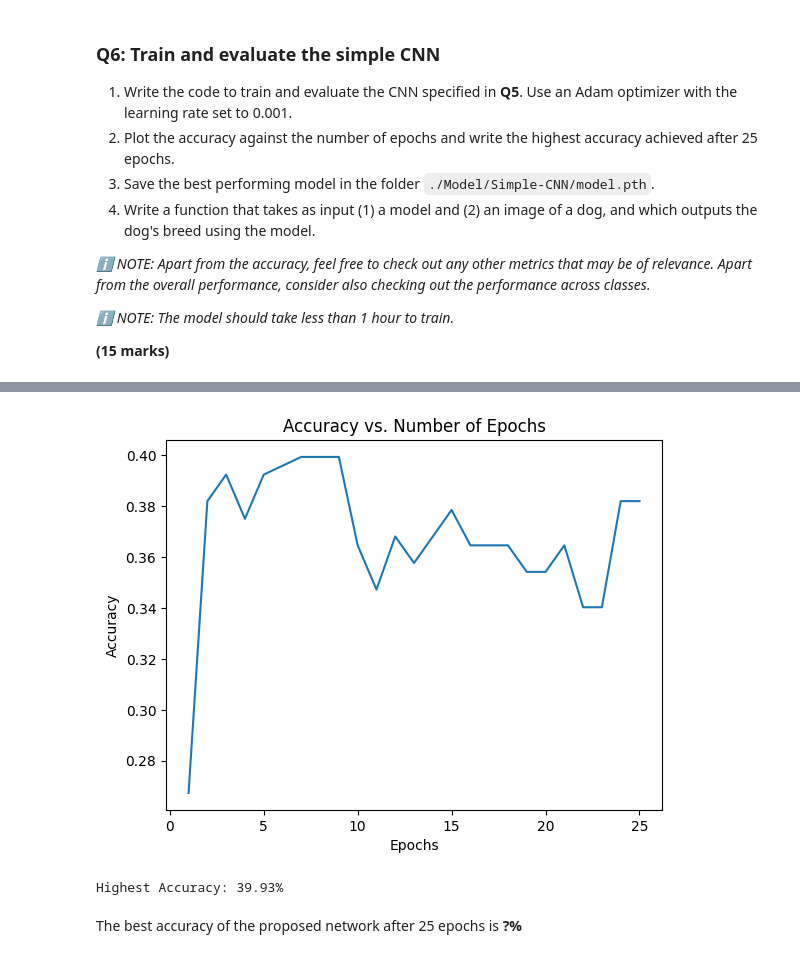
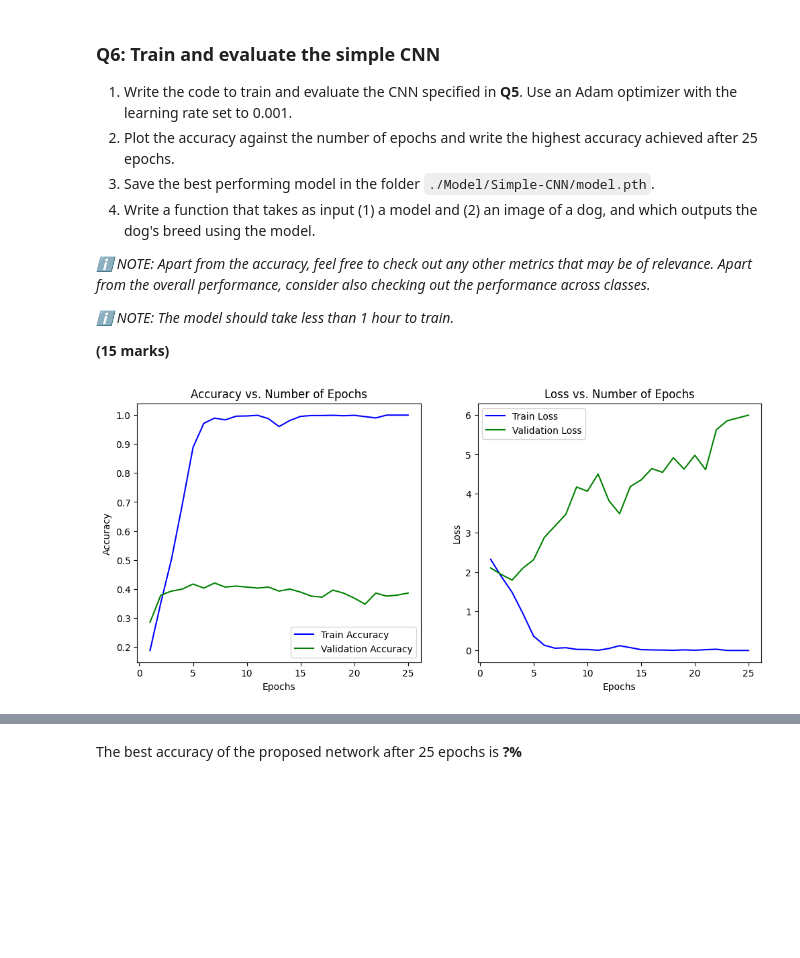
Before and after one commit to GrahamPellegrini/Dog-Breed-Classification, a Jupyter notebook: Assignment/assignment.ipynb, the cells around one changed output, grey strips where cells are left out. Drawn from its saved outputs; the diff is of its cells as text; code cells hidden in the pictures; blank space fills up the shorter version.

Commit message:
Fixing Plot

```diff
--- a/Assignment/assignment.ipynb
+++ b/Assignment/assignment.ipynb
@@ -531,6 +531,12 @@ So the model takes the input, applies mathematical operations to it and produces
 
 **(15 marks)**
 # %%
+import torch
+import torch.nn as nn
+import torch.optim as optim
+from tqdm.notebook import tqdm
+import matplotlib.pyplot as plt
+import os
 
 # Define the loss function (Cross-Entropy Loss)
 criterion = nn.CrossEntropyLoss()
@@ -541,17 +547,25 @@ optimizer = optim.Adam(model.parameters(), lr=0.001)
 # Define the number of epochs
 num_epochs = 25
 
-# Initialize an accuracy list to store the accuracies at each epoch
-accuracy_list = []
+# Initialize lists to store the accuracies and losses at each epoch
+train_accuracy_list = []
+val_accuracy_list = []
+train_loss_list = []
+val_loss_list = []
 
 # Initialize the best accuracy
 best_accuracy = 0.0
 
+# Initialize the progress bar for better visualization
+progress_bar = tqdm(range(num_epochs), desc="Training Progress", dynamic_ncols=True)
+
 # Training loop with progress bar
-for epoch in tqdm(range(num_epochs), desc="Training Progress"):
+for epoch in progress_bar:
     ## Training ##
     model.train()
     running_loss = 0.0
+    correct_train = 0
+    total_train = 0
 
     for images, labels in train_loader:
         images, labels = images.to(device), labels.to(device)
@@ -560,42 +574,72 @@ for epoch in tqdm(range(num_epochs), desc="Training Progress"):
         loss = criterion(outputs, labels)
         loss.backward()
         optimizer.step()
         running_loss += loss.item()
 
+        _, predicted = torch.max(outputs.data, 1)
+        correct_train += (predicted == labels).sum().item()
+        total_train += labels.size(0)
+
     epoch_loss = running_loss / len(train_loader)
-    print(f"Epoch [{epoch + 1}/{num_epochs}], Loss: {epoch_loss:.4f}")
+    train_loss_list.append(epoch_loss)
+    train_accuracy = correct_train / total_train
+    train_accuracy_list.append(train_accuracy)
 
     ## Evaluation ##
     model.eval()
-    correct = 0
-    total = 0
+    running_val_loss = 0.0
+    correct_val = 0
+    total_val = 0
 
     with torch.no_grad():
         for images, labels in val_loader:
             images, labels = images.to(device), labels.to(device)
             outputs = model(images)
+            loss = criterion(outputs, labels)
+            running_val_loss += loss.item()
             _, predicted = torch.max(outputs.data, 1)
-            correct += (predicted == labels).sum().item()
-            total += labels.size(0)
+            correct_val += (predicted == labels).sum().item()
+            total_val += labels.size(0)
 
-    accuracy = correct / total
-    accuracy_list.append(accuracy)
+    val_loss = running_val_loss / len(val_loader)
+    val_loss_list.append(val_loss)
+    val_accuracy = correct_val / total_val
+    val_accuracy_list.append(val_accuracy)
 
     # Save the best model
-    if accuracy > best_accuracy:
-        best_accuracy = accuracy
+    if val_accuracy > best_accuracy:
+        best_accuracy = val_accuracy
         os.makedirs('./Model/Simple-CNN', exist_ok=True)
         torch.save(model.state_dict(), './Model/Simple-CNN/model.pth')
 
-    print(f"Epoch [{epoch + 1}/{num_epochs}], Loss: {epoch_loss:.4f}, Accuracy: {100 * accuracy:.2f}%")
+    # Update the progress bar with metrics
+    progress_bar.set_postfix_str(
+        f"Loss: {epoch_loss:.4f}, Train Acc: {train_accuracy:.2f}%, Val Acc: {val_accuracy:.2f}%"
+    )
 
 # Plot the accuracy against the number of epochs
-plt.plot(range(1, num_epochs + 1), accuracy_list)
+plt.figure(figsize=(12, 5))
+
+plt.subplot(1, 2, 1)
+plt.plot(range(1, num_epochs + 1), train_accuracy_list, label='Train Accuracy', color='blue')
+plt.plot(range(1, num_epochs + 1), val_accuracy_list, label='Validation Accuracy', color='green')
 plt.xlabel('Epochs')
 plt.ylabel('Accuracy')
 plt.title('Accuracy vs. Number of Epochs')
+plt.legend()
+
+# Plot the loss against the number of epochs
+plt.subplot(1, 2, 2)
+plt.plot(range(1, num_epochs + 1), train_loss_list, label='Train Loss', color='blue')
+plt.plot(range(1, num_epochs + 1), val_loss_list, label='Validation Loss', color='green')
+plt.xlabel('Epochs')
+plt.ylabel('Loss')
+plt.title('Loss vs. Number of Epochs')
+plt.legend()
+
 plt.show()
 
 # Print the highest accuracy achieved
-print(f"Highest Accuracy: {100 * best_accuracy:.2f}%")
+print(f"Highest Validation Accuracy: {100 * best_accuracy:.2f}%")
 # %% [output]
+[figure, new version]
@@ -619,5 +647,3 @@ Epoch [25/25], Loss: 0.0154, Accuracy: 38.19%
-[figure, old version]
-Highest Accuracy: 39.93%
 # %% [markdown]
 The best accuracy of the proposed network after 25 epochs is **?%**
 # %% [markdown]
```
Also changed, not shown: parts of 5 cells of this notebook, 8 other files.
